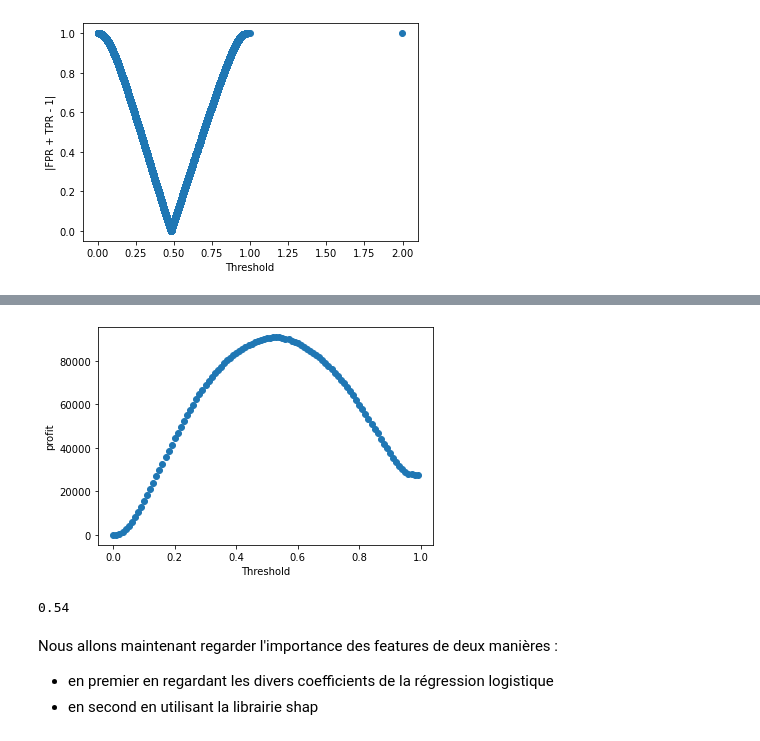
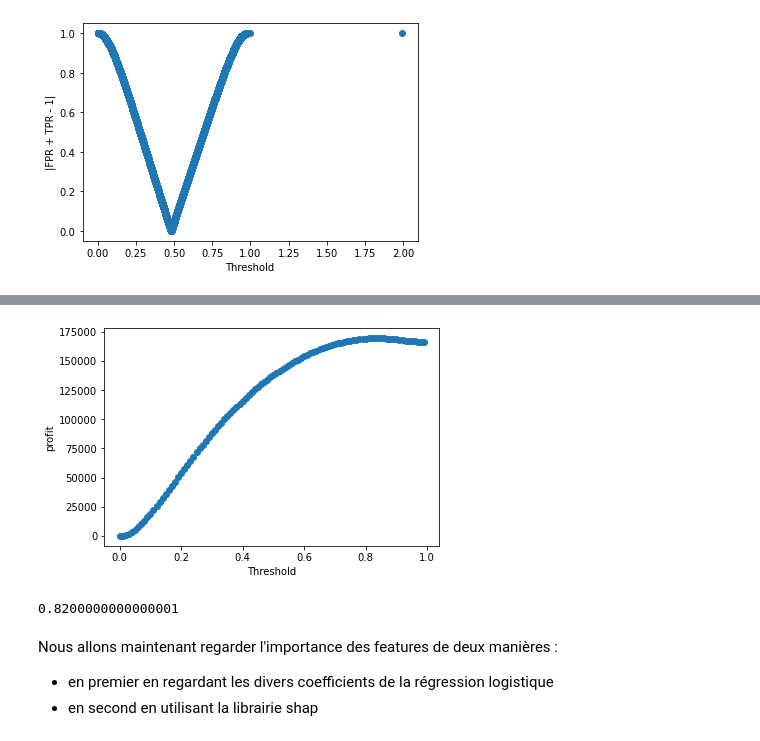
Before and after one commit to jocelyne-vet/projet-7-bis, a Jupyter notebook: P7_02_notebookModel - Bis.ipynb, the cells around one changed output, grey strips where cells are left out. Drawn from its saved outputs; the diff is of its cells as text; code cells hidden in the pictures.

```diff
--- a/P7_02_notebookModel - Bis.ipynb
+++ b/P7_02_notebookModel - Bis.ipynb
@@ -269,8 +273,11 @@ def construct_pipe(categorical_features, numeric_features, model):
                                          ('imputer', SimpleImputer(strategy = 'median')),
                                          ('scaler', MinMaxScaler(feature_range = (0, 1)))])
 
-    categorical_transformer = OneHotEncoder(handle_unknown = 'ignore')
-
+    # categorical_transformer = OneHotEncoder(handle_unknown = 'ignore')
+    categorical_transformer = Pipeline(steps = [
+                                         ('imputer', SimpleImputer(strategy = 'most_frequent')),
+                                         ('onehot', OneHotEncoder(handle_unknown='ignore')
+                                         )])
     preprocessor = ColumnTransformer(
                                      transformers = [
                                      ('cat', categorical_transformer, categorical_features),
@@ -604,8 +611,10 @@ def preprocess_buildmodel_reechanch(train, test, cvtype, reech = False):
                                           ('imputer', SimpleImputer(strategy = 'median')),
                                           ('scaler', MinMaxScaler(feature_range = (0, 1)))])
 
-        categorical_transformer = OneHotEncoder(handle_unknown='ignore')
-
+        categorical_transformer = Pipeline(steps = [
+                                         ('imputer', SimpleImputer(strategy = 'most_frequent')),
+                                         ('onehot', OneHotEncoder(handle_unknown='ignore')
+                                         )])
         preprocessor = ColumnTransformer(
                                       transformers=[
                                       ('cat', categorical_transformer, categorical_features),
@@ -617,7 +626,7 @@ def preprocess_buildmodel_reechanch(train, test, cvtype, reech = False):
         if reech:
             samp = RandomUnderSampler()
         else:
-            samp = SMOTE()
+            samp =  SMOTE(random_state=42) # SMOTE()
 
         pipe = imblearn.pipeline.Pipeline([
           ("preprocessor", preprocessor),
@@ -788,27 +797,27 @@ Nous obtenons donc le graphique suivant :
 # %%
 import numpy as np
 from sklearn.metrics import accuracy_score
 
 accuracy = []
 profits = []
 cout = []
 for p in np.arange(0,1,0.01):
     y_pred = (model.predict_proba(X_train)[:,1] >= p).astype(int)
     tn, fp, fn, tp = confusion_matrix(y_train, y_pred).ravel()
-    profits.append(1*tn-10*fn)
+    profits.append(1*tn-3*fn)
 
 
 plt.scatter(np.arange(0, 1, 0.01), profits)
 plt.xlabel("Threshold")
 plt.ylabel("profit")
 plt.show()
 # %% [output]
-[figure, old version]
+[figure, new version]
 # %%
 thres = np.arange(0, 1, 0.01)
 thres[np.argmax(profits)]
 # %% [output]
-0.54
+0.8200000000000001
 # %% [markdown]
 Nous allons maintenant regarder l'importance des features de deux manières :
 - en premier en regardant les divers coefficients de la régression logistique
```
Also changed, not shown: parts of 17 cells of this notebook, 12 other files.
